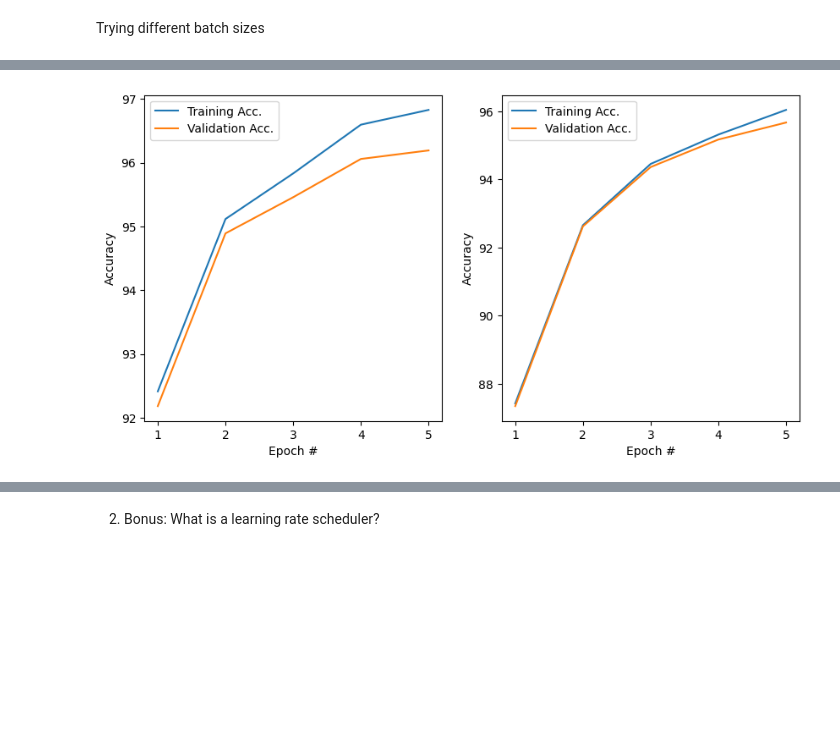
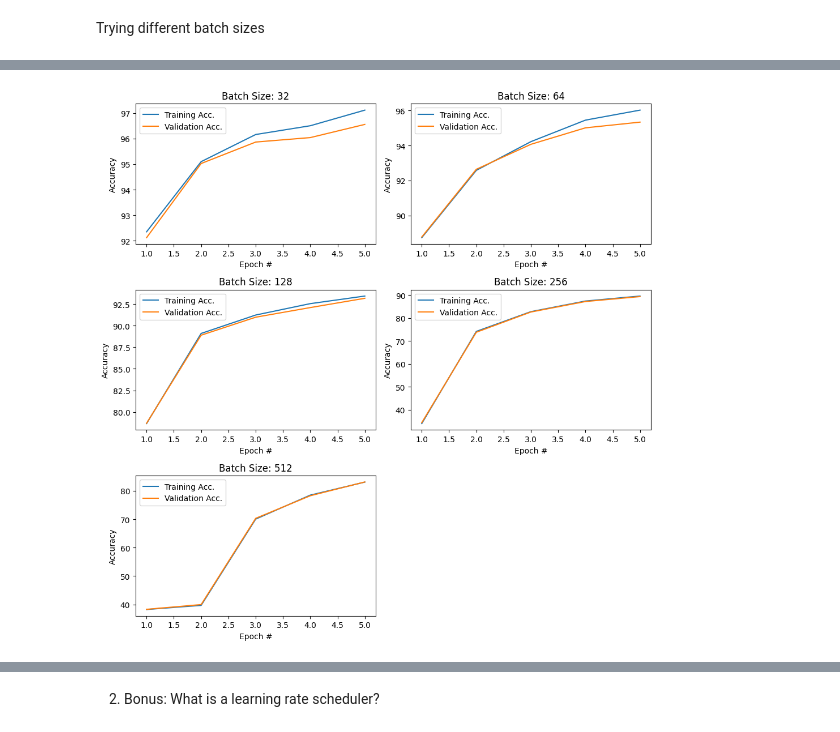
Before and after one commit to jrpenabastidas/ai-science-training-series, a Jupyter notebook: 02_intro_neural_networks/hw_01_introduction_mnist.ipynb, the cells around one changed output, grey strips where cells are left out. Saved outputs shown, nothing was run; the diff lists cells and outputs as text; code cells hidden in the pictures; blank space fills up the shorter version.

Commit message:
improved loop in the visualization part

```diff
--- a/02_intro_neural_networks/hw_01_introduction_mnist.ipynb
+++ b/02_intro_neural_networks/hw_01_introduction_mnist.ipynb
@@ -214,7 +203,7 @@ Trying different batch sizes
 # %%
 %%time
 
-batch_size = {32, 64} #, 128, 256, 512
+batch_size = {32, 64, 128, 256, 512} #
 epochs = 5
 df = pd.DataFrame({'N': range(1,epochs +1)})
 
@@ -289,21 +256,25 @@ plt.legend()
-# %%
-pltsize = 1
-fig, axes = plt.subplots(1, 2, figsize=(10 * pltsize, 5 * pltsize))  # 1 row, 2 columns
-
-# Plot 1
-axes[0].plot(df['N'], df['train_acc_32'], label='Training Acc.')
-axes[0].plot(df['N'], df['val_acc_32'], label='Validation Acc.')
-axes[0].set_xlabel('Epoch #')
-axes[0].set_ylabel('Accuracy')
-axes[0].legend()
-
-# Plot 2
-axes[1].plot(df['N'], df['train_acc_64'], label='Training Acc.')
-axes[1].plot(df['N'], df['val_acc_64'], label='Validation Acc.')
-axes[1].set_xlabel('Epoch #')
-axes[1].set_ylabel('Accuracy')
-axes[1].legend()
-
-plt.show()  # Display the figure with both subplots
-# %% [output]
-[figure, removed]
+# %%
+pltsize = 1
+fig, axes = plt.subplots(3, 2, figsize=(10 * pltsize, 10 * pltsize))
+
+batch_sizes = [32, 64, 128, 256, 512]
+axes_flat = axes.flatten()  # Flatten axes for easier iteration
+
+for i, batch_size in enumerate(batch_sizes):
+    ax = axes_flat[i]  # Get the current axes
+    ax.plot(df['N'], df['train_acc_' + str(batch_size)], label='Training Acc.')
+    ax.plot(df['N'], df['val_acc_' + str(batch_size)], label='Validation Acc.')
+    ax.set_xlabel('Epoch #')
+    ax.set_ylabel('Accuracy')
+    ax.legend()
+    ax.set_title(f'Batch Size: {batch_size}')  # Add title for clarity
+
+# Hide any unused subplots
+if len(batch_sizes) < len(axes_flat):
+    for j in range(len(batch_sizes), len(axes_flat)):
+        axes_flat[j].set_visible(False)
+
+plt.tight_layout()  # Adjust spacing between subplots
+plt.show()
+# %% [output]
+[figure, added]
```
Also changed, not shown: parts of 8 cells of this notebook.
